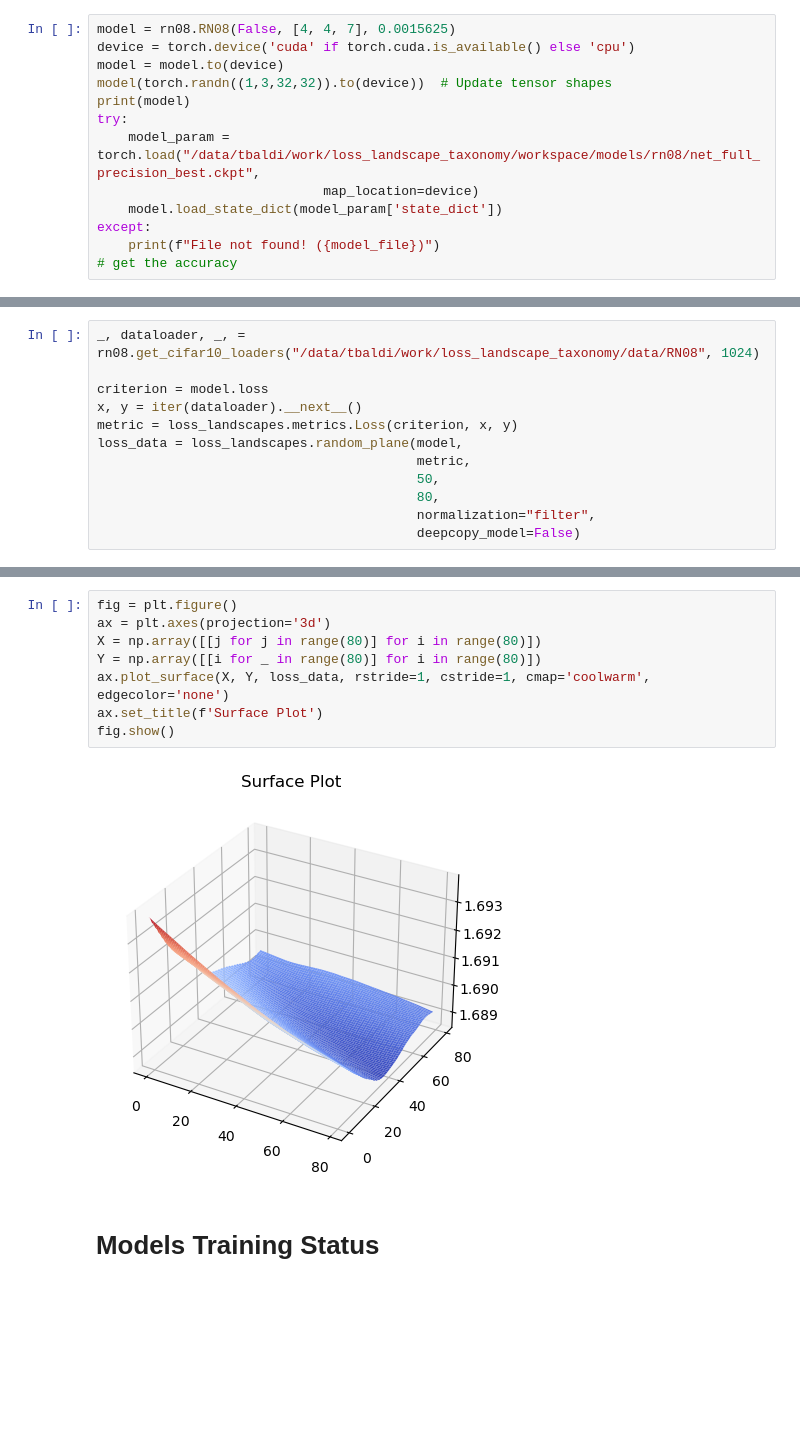
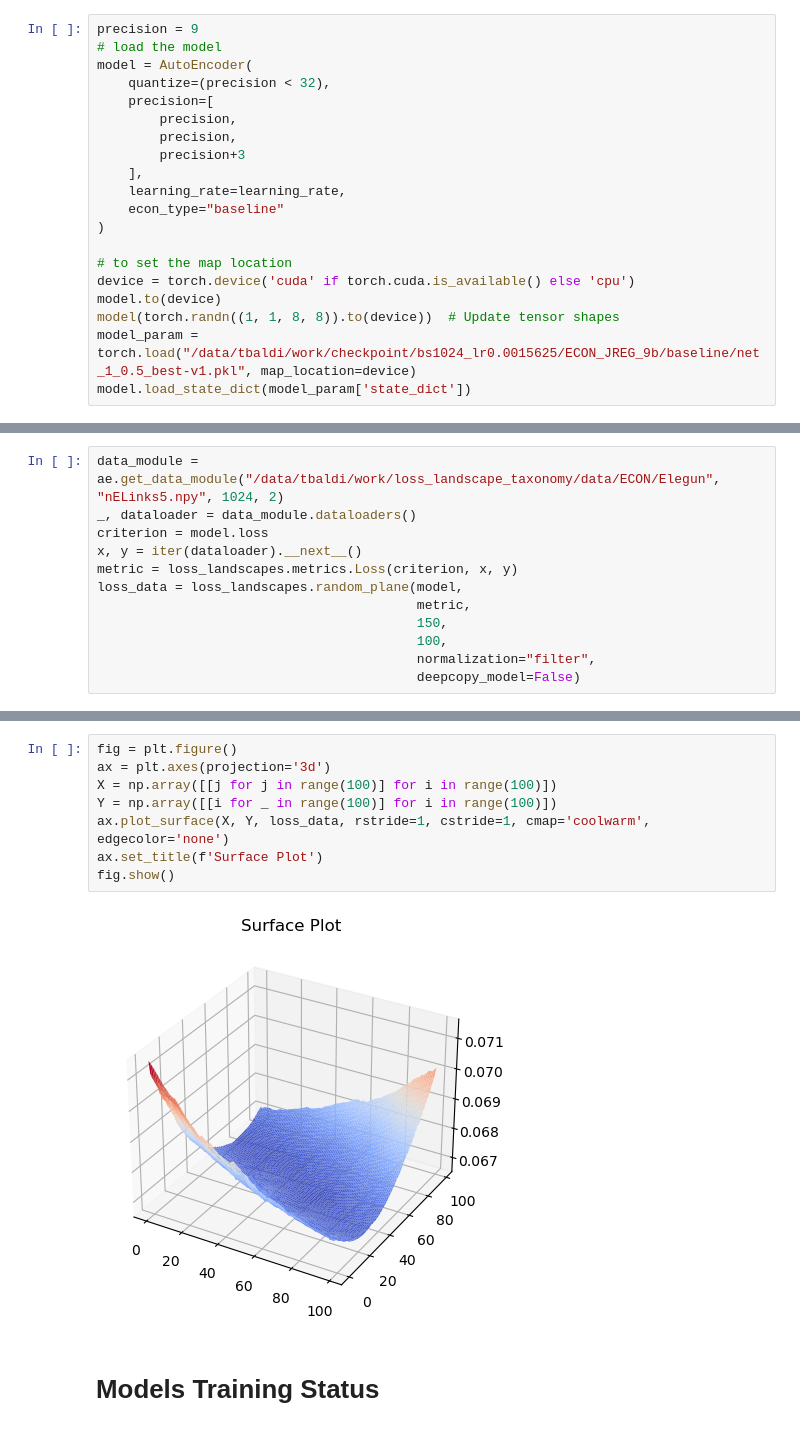
Before and after one commit to Vis4SciML/loss_landscape_taxonomy, a Jupyter notebook: workspace/notebooks/scan_status.ipynb, the cells around one changed output, grey strips where cells are left out. Saved outputs shown, nothing was run; the diff lists cells and outputs as text; blank space fills up the shorter version.

Commit message:
add data analysis

```diff
--- a/workspace/notebooks/scan_status.ipynb
+++ b/workspace/notebooks/scan_status.ipynb
@@ -22,14 +23,21 @@ import rn08
 # %%
-model = rn08.RN08(False, [4, 4, 7], 0.0015625)
+precision = 9
+# load the model
+model = AutoEncoder(
+    quantize=(precision < 32),
+    precision=[
+        precision,
+        precision,
+        precision+3
+    ],
+    learning_rate=learning_rate,
+    econ_type="baseline"
+)
+
+# to set the map location
 device = torch.device('cuda' if torch.cuda.is_available() else 'cpu')
-model = model.to(device)
-model(torch.randn((1,3,32,32)).to(device))  # Update tensor shapes
-print(model)
-try:
-    model_param = torch.load("/data/tbaldi/work/loss_landscape_taxonomy/workspace/models/rn08/net_full_precision_best.ckpt",
-                             map_location=device)
-    model.load_state_dict(model_param['state_dict'])
-except:
-    print(f"File not found! ({model_file})")
-# get the accuracy
+model.to(device)
+model(torch.randn((1, 1, 8, 8)).to(device))  # Update tensor shapes
+model_param = torch.load("/data/tbaldi/work/checkpoint/bs1024_lr0.0015625/ECON_JREG_9b/baseline/net_1_0.5_best-v1.pkl", map_location=device)
+model.load_state_dict(model_param['state_dict'])
 # %% [output]
@@ -53,12 +45,12 @@ RN08(
 # %%
-_, dataloader, _, = rn08.get_cifar10_loaders("/data/tbaldi/work/loss_landscape_taxonomy/data/RN08", 1024)
-
+data_module = ae.get_data_module("/data/tbaldi/work/loss_landscape_taxonomy/data/ECON/Elegun", "nELinks5.npy", 1024, 2)
+_, dataloader = data_module.dataloaders()
 criterion = model.loss
 x, y = iter(dataloader).__next__()
 metric = loss_landscapes.metrics.Loss(criterion, x, y)
 loss_data = loss_landscapes.random_plane(model,
                                          metric,
-                                         50,
-                                         80,
+                                         150,
+                                         100,
                                          normalization="filter",
                                          deepcopy_model=False)
@@ -69,13 +57,13 @@ Dataset Size:
 # %%
 fig = plt.figure()
 ax = plt.axes(projection='3d')
-X = np.array([[j for j in range(80)] for i in range(80)])
-Y = np.array([[i for _ in range(80)] for i in range(80)])
+X = np.array([[j for j in range(100)] for i in range(100)])
+Y = np.array([[i for _ in range(100)] for i in range(100)])
 ax.plot_surface(X, Y, loss_data, rstride=1, cstride=1, cmap='coolwarm', edgecolor='none')
 ax.set_title(f'Surface Plot')
 fig.show()
 # %% [output]
-[figure, old version]
+[figure, new version]
 # %% [markdown]
 # Models Training Status
 # %% [markdown]
```
Also changed, not shown: parts of 3 cells of this notebook, 15 other files.
